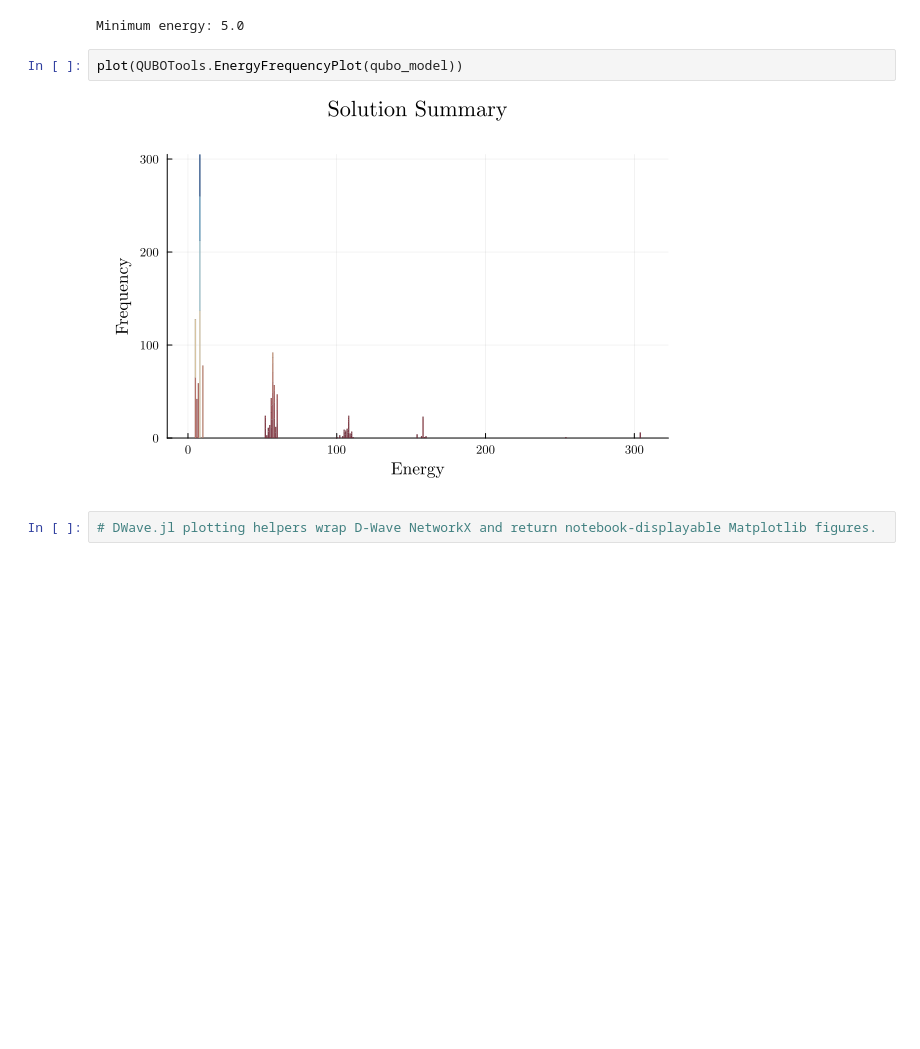
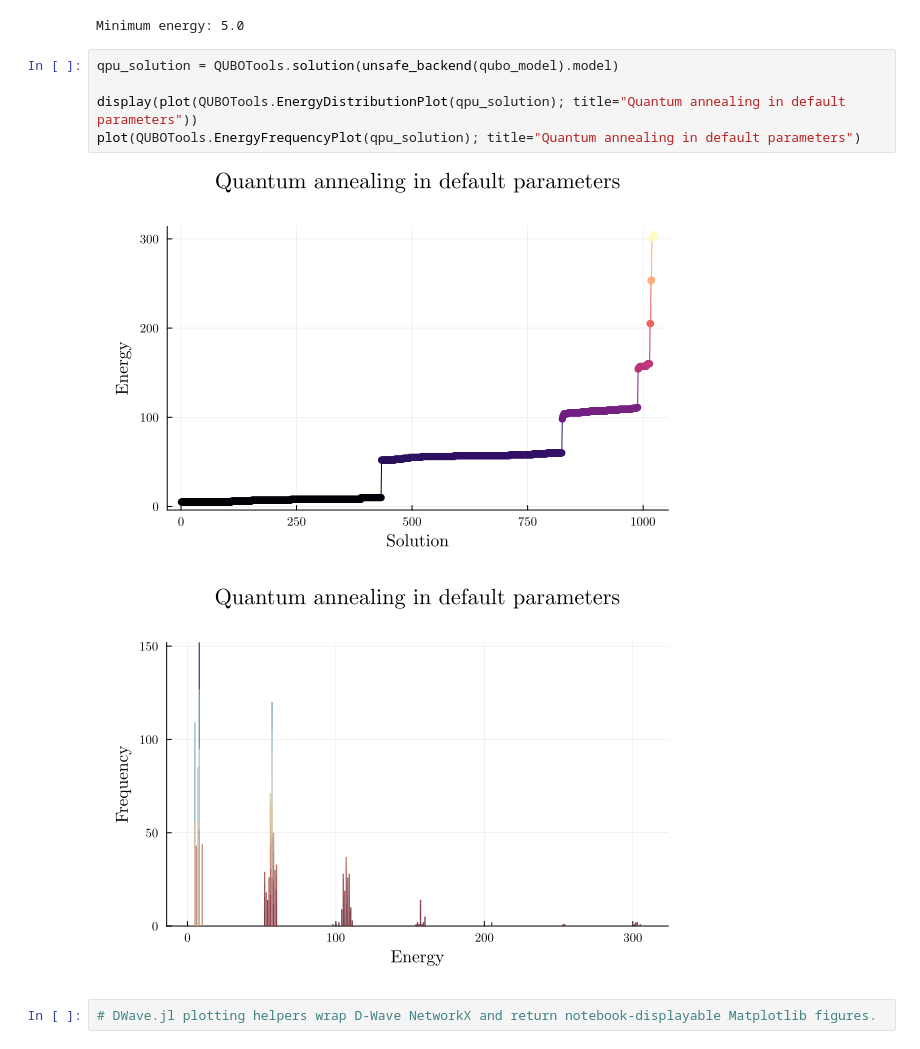
Before and after one commit to JuliaQUBO/QUBONotebooks, a Jupyter notebook: notebooks_jl/4-DWave.ipynb, the cells around one changed output. Cells and saved outputs as stored; diff of their text form; blank space fills up the shorter version.

```diff
--- a/notebooks_jl/4-DWave.ipynb
+++ b/notebooks_jl/4-DWave.ipynb
@@ -221,10 +225,14 @@ optimize!(qubo_model)
 println("Minimum energy: $(objective_value(qubo_model))")
 # %% [output]
 Minimum energy: 5.0
-# %%
-plot(QUBOTools.EnergyFrequencyPlot(qubo_model))
-# %% [output]
-[figure, removed]
+# %%
+qpu_solution = QUBOTools.solution(unsafe_backend(qubo_model).model)
+
+display(plot(QUBOTools.EnergyDistributionPlot(qpu_solution); title="Quantum annealing in default parameters"))
+plot(QUBOTools.EnergyFrequencyPlot(qpu_solution); title="Quantum annealing in default parameters")
+# %% [output]
+[figure, added]
+[figure, added]
 # %%
 # DWave.jl plotting helpers wrap D-Wave NetworkX and return notebook-displayable Matplotlib figures.
 # %%
```
Also changed, not shown: parts of 5 cells of this notebook, 1 other file.
